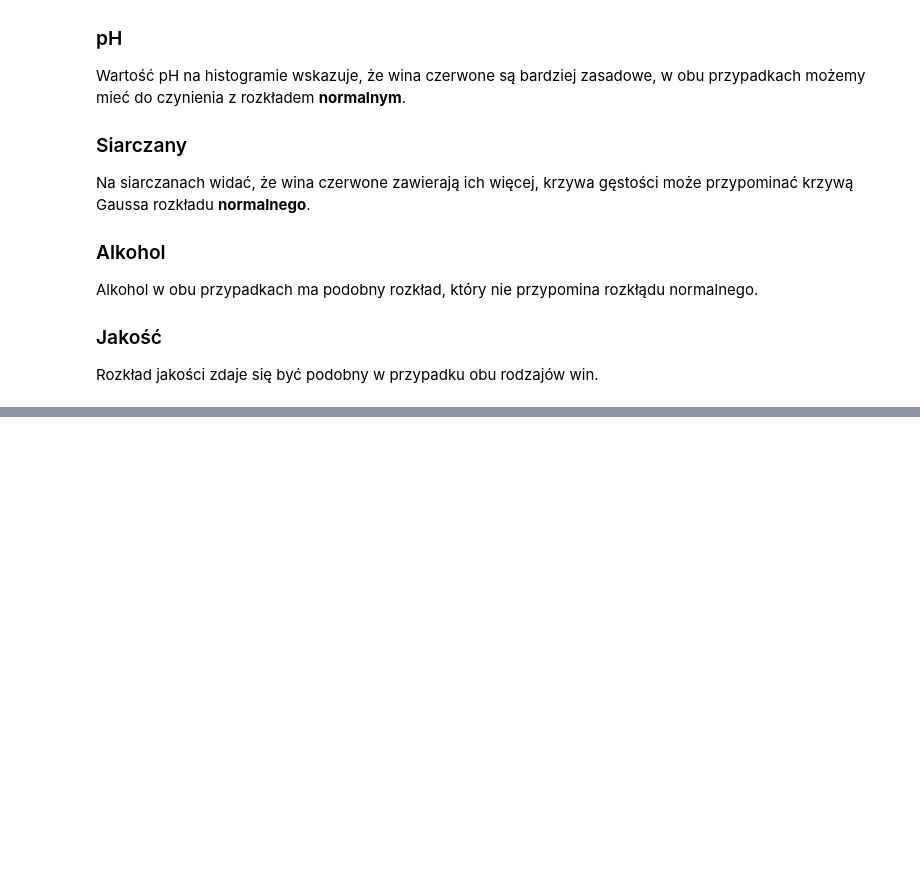
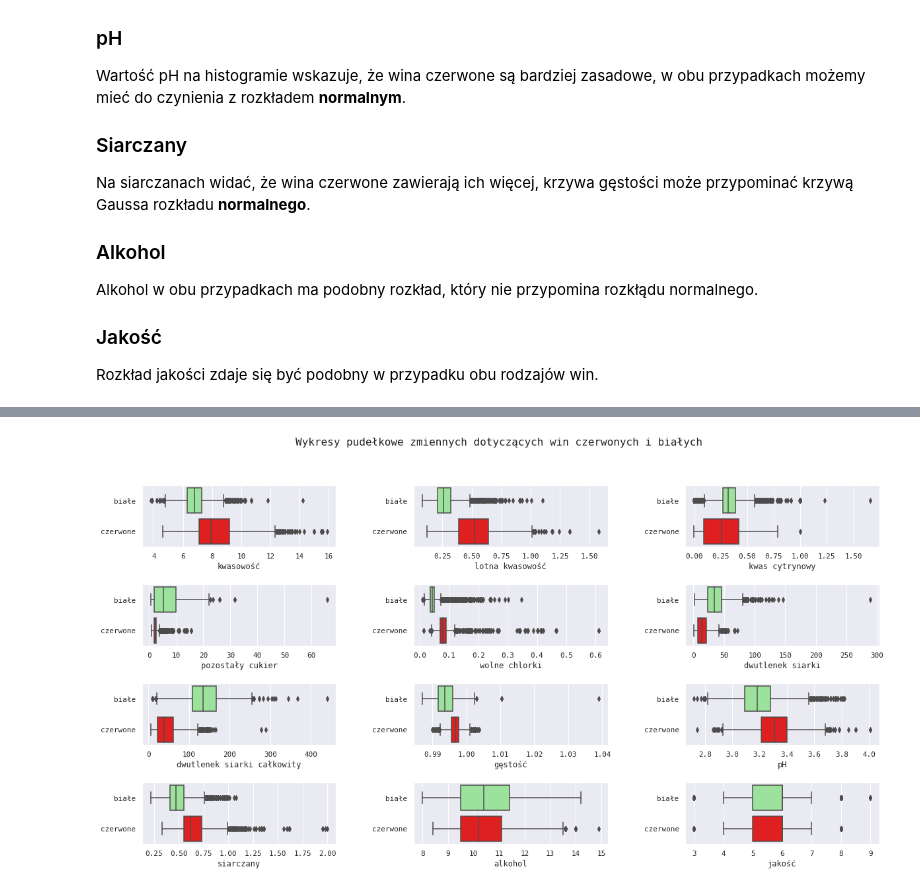
Before and after one commit to JakisTam-maTsikaJ/winko, a Jupyter notebook: statystyki.ipynb, the cells around one changed output, grey strips where cells are left out. Saved outputs shown, nothing was run; the diff lists cells and outputs as text; code cells hidden in the pictures; blank space fills up the shorter version.

```diff
--- a/statystyki.ipynb
+++ b/statystyki.ipynb
@@ -97,0 +245,22 @@ hists()
+# %%
+def box(col, ax):
+
+    boxplot(data=X, x=col, y='czerwone', ax=ax, palette=['lightgreen', 'red'], orient = 'h')
+    ax.set_ylabel('')
+    ax.set_yticklabels(['białe', 'czerwone'])
+    ax.set_xlabel(col)
+
+def boxes():
+
+    fig, axs = subplots(4, 3, figsize=(20, 10), sharey=False)
+    axs = axs.ravel()
+
+    for i, col in enumerate(K):
+        box(col, axs[i])
+
+    fig.suptitle('Wykresy pudełkowe zmiennych dotyczących win czerwonych i białych', fontsize=16)
+    fig.subplots_adjust(wspace=0.4, hspace=0.6)
+
+boxes()
+# %% [output]
+[figure, added]
```
Also changed, not shown: parts of 14 cells of this notebook.
